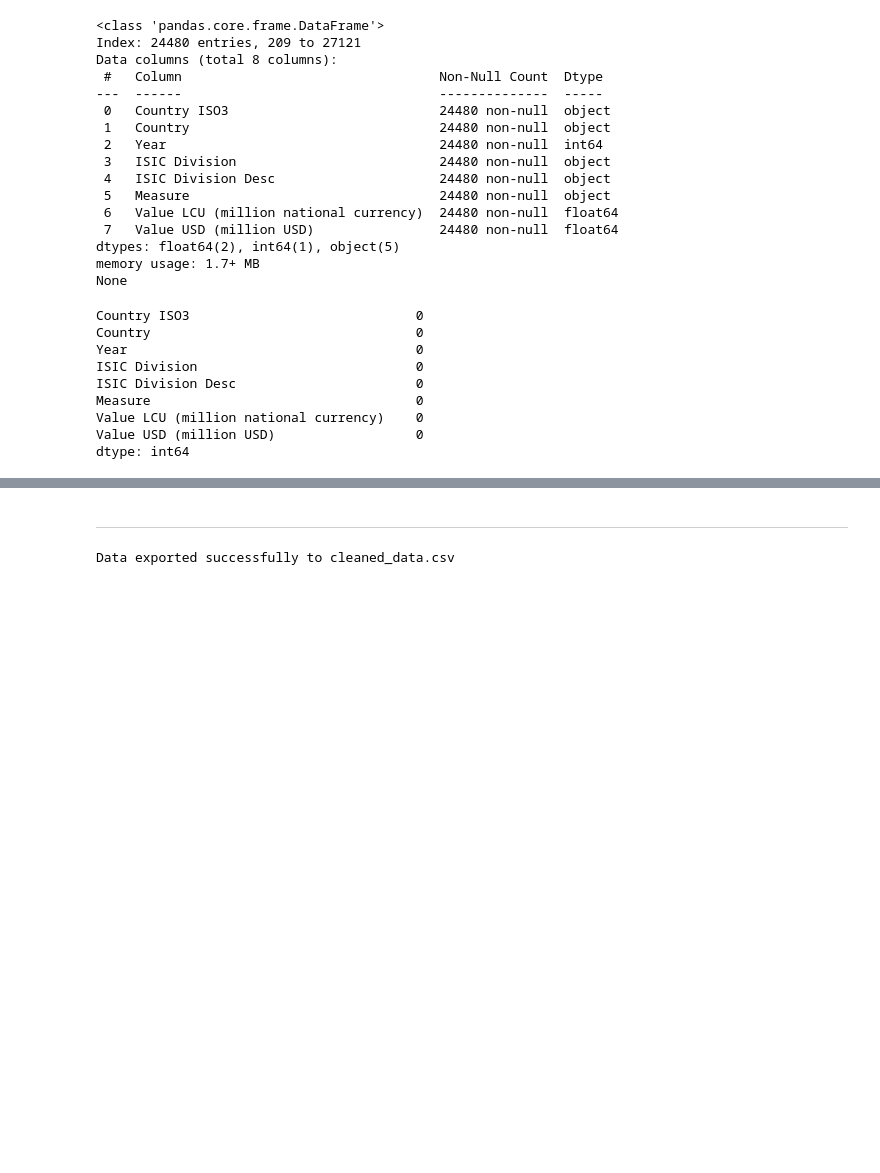
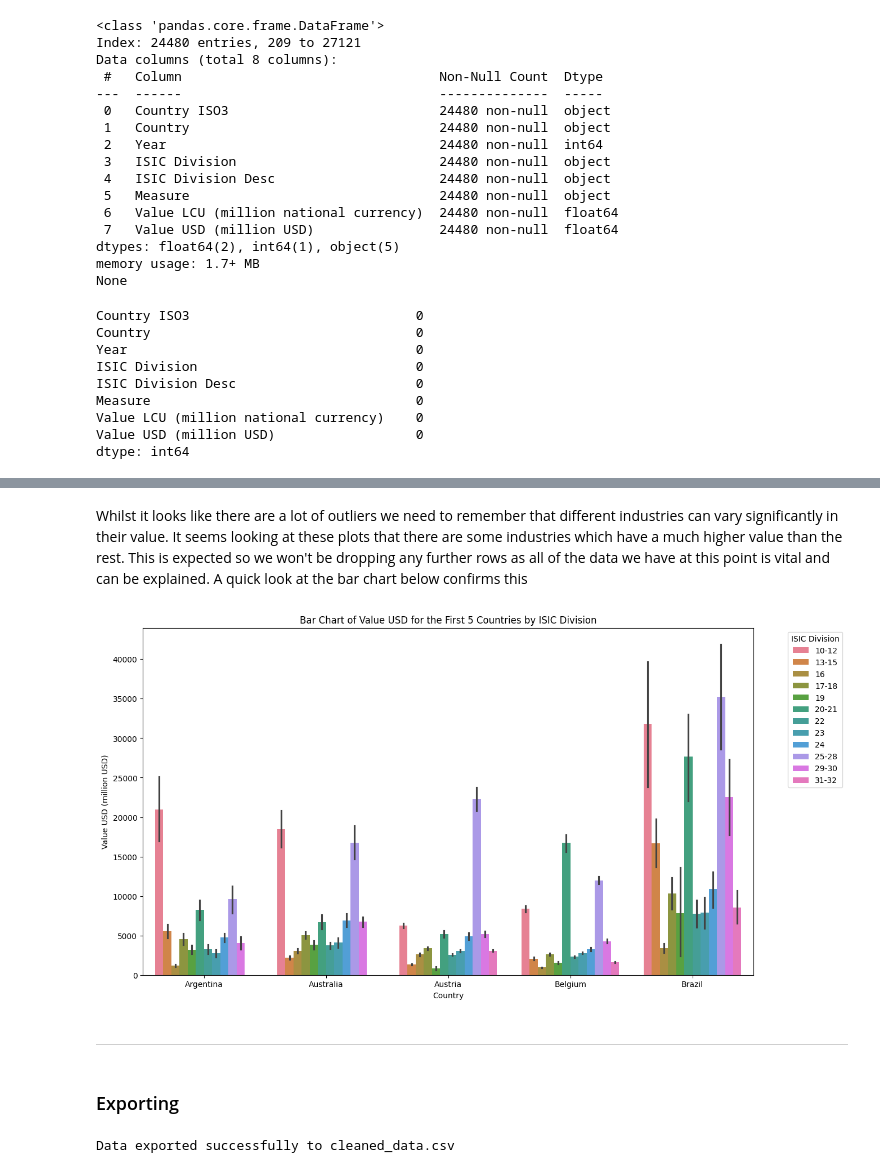
Before and after one commit to Tee-DataA/Capstone, a Jupyter notebook: jupyter_notebooks/Loading_and_Cleaning.ipynb, the cells around one changed output, grey strips where cells are left out. Drawn from its saved outputs; the diff is of its cells as text; code cells hidden in the pictures; blank space fills up the shorter version.

```diff
--- a/jupyter_notebooks/Loading_and_Cleaning.ipynb
+++ b/jupyter_notebooks/Loading_and_Cleaning.ipynb
@@ -382,3 +339,21 @@ print(unique_measures)
+# %% [markdown]
+Whilst it looks like there are a lot of outliers we need to remember that different industries can vary significantly in their value. It seems looking at these plots that there are some industries which have a much higher value than the rest. This is expected so we won't be dropping any further rows as all of the data we have at this point is vital and can be explained. A quick look at the bar chart below confirms this
+# %%
+# Filter the dataframe for the first 5 countries
+first_5_countries = df_cleaned[df_cleaned['Country'].isin(first_25_codes[:5])]
+
+# Create a bar plot
+plt.figure(figsize=(14, 8))
+sns.barplot(x='Country', y='Value USD (million USD)', hue='ISIC Division', data=first_5_countries)
+plt.title('Bar Chart of Value USD for the First 5 Countries by ISIC Division')
+plt.xlabel('Country')
+plt.ylabel('Value USD (million USD)')
+plt.legend(title='ISIC Division', bbox_to_anchor=(1.05, 1), loc='upper left')
+plt.show()
+# %% [output]
+[figure, added]
 # %% [markdown]
 ---
+# %% [markdown]
+### Exporting
 # %%
```
Also changed, not shown: parts of 31 cells of this notebook, 1 other file.
